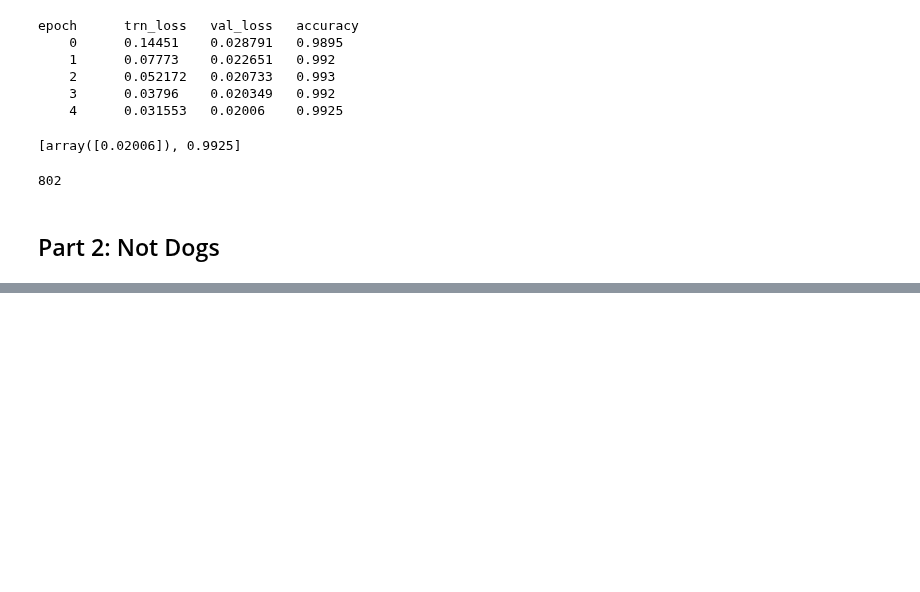
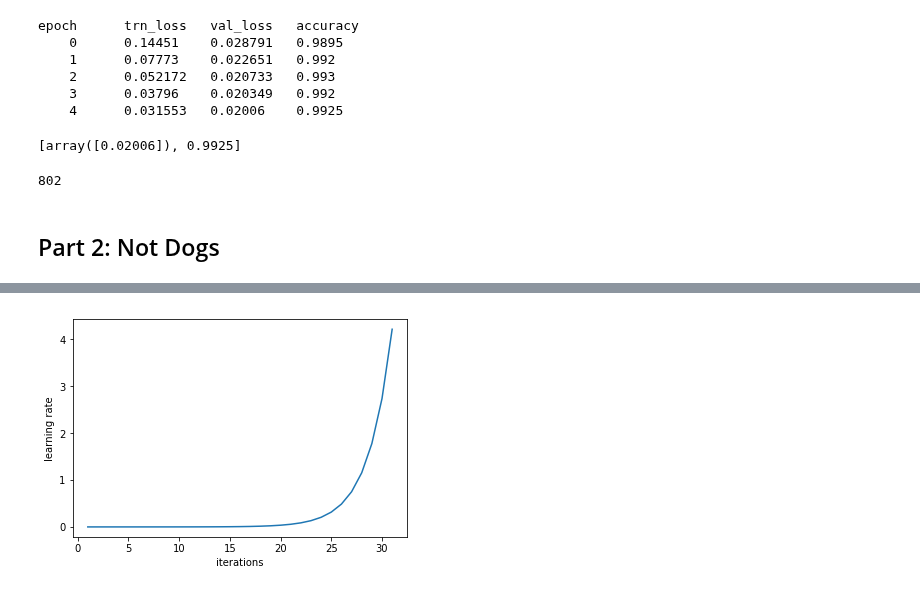
Before and after one commit to xjdeng/DISSS-Fast.ai-Notes, a Jupyter notebook: Notebooks/lesson1_not_cat_dog.ipynb, the cells around one changed output, grey strips where cells are left out. Cells and saved outputs as stored; diff of their text form; code cells hidden in the pictures; blank space fills up the shorter version.

```diff
--- a/Notebooks/lesson1_not_cat_dog.ipynb
+++ b/Notebooks/lesson1_not_cat_dog.ipynb
@@ -144,0 +136,10 @@ print(sum(pred_cats))
+# %%
+fnames, y, classes, val_idxs = prep(train_dogs, valid_dogs)
+# %%
+arch=resnet34
+tfms = tfms_from_model(arch, sz, aug_tfms=transforms_side_on,\
+                                        max_zoom=1.1)
+data = ImageClassifierData.from_names_and_array(PATH, fnames, y, classes, \
+                                                val_idxs, bs=bs, \
+                                                tfms=tfms)
+learn = ConvLearner.pretrained(arch, data, precompute=True)
@@ -144,0 +150,4 @@ print(sum(pred_cats))
+# %%
+learn.sched.plot_lr()
+# %% [output]
+[figure, added]
```
Also changed, not shown: parts of 20 cells of this notebook.
